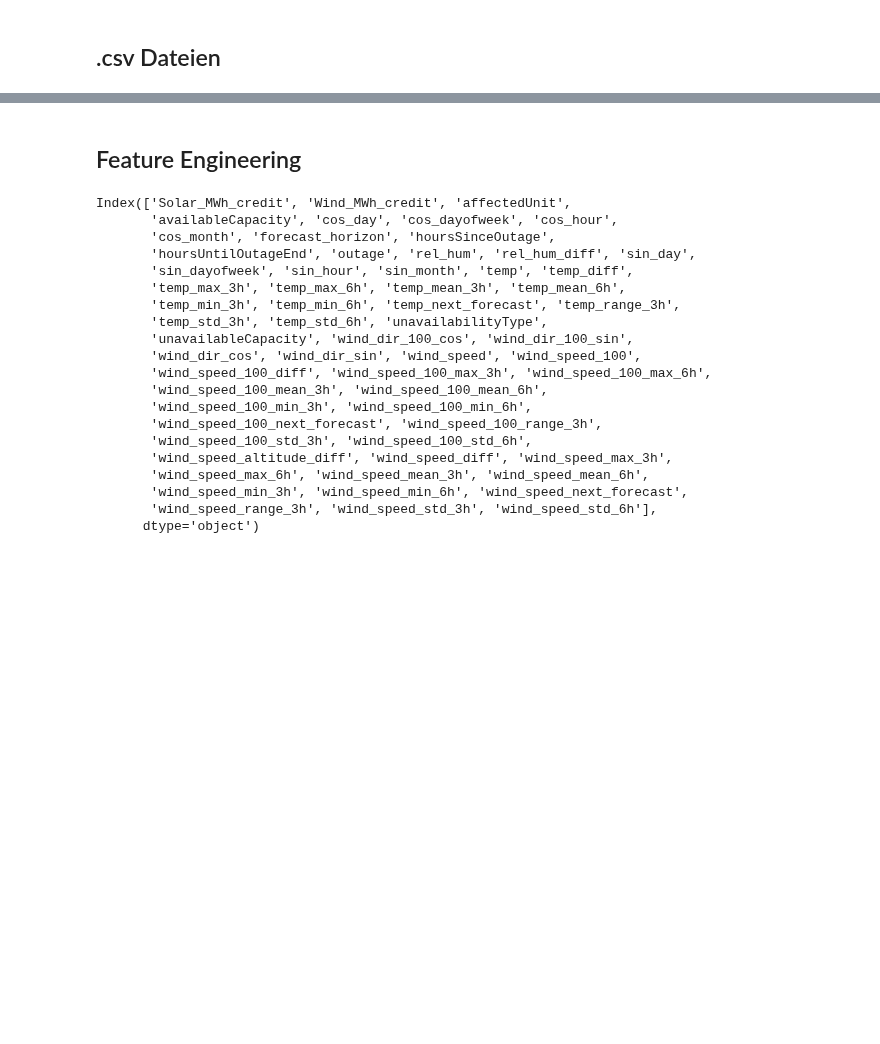
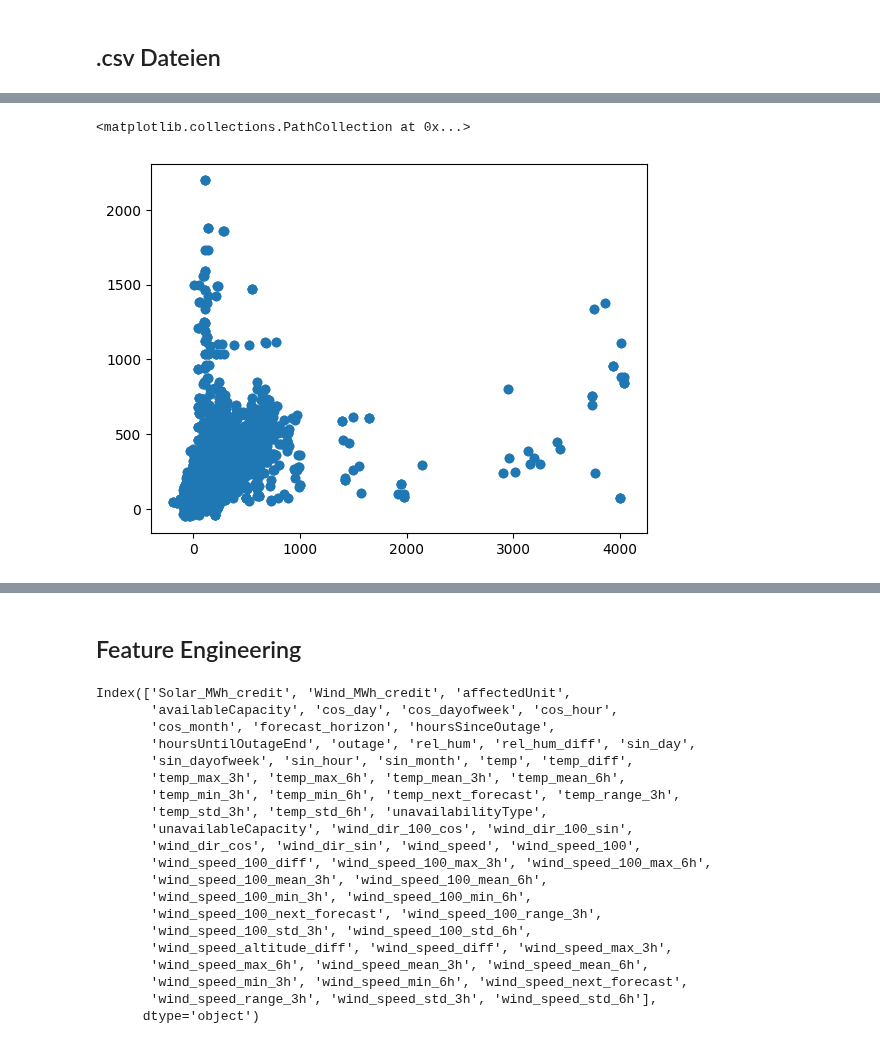
Before and after one commit to av1c3nna/awp2, a Jupyter notebook: preprocessing_steps_notebook.ipynb, the cells around one changed output, grey strips where cells are left out. Drawn from its saved outputs; the diff is of its cells as text; code cells hidden in the pictures; blank space fills up the shorter version.

```diff
--- a/preprocessing_steps_notebook.ipynb
+++ b/preprocessing_steps_notebook.ipynb
@@ -180,0 +186,5 @@ df_energy = preprocesser.preprocess_energy_data(df_energy)
+# %%
+plt.scatter(df_energy["SS_Price"], df_energy["DA_Price"])
+# %% [output]
+<matplotlib.collections.PathCollection at 0x...>
+[figure, added]
```
Also changed, not shown: parts of 10 cells of this notebook, 25 other files.
